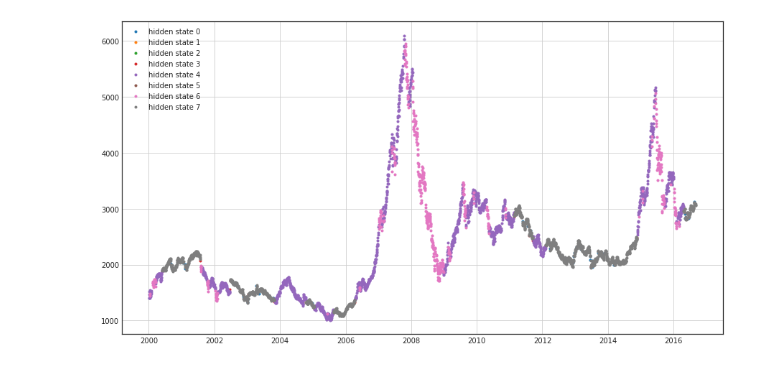
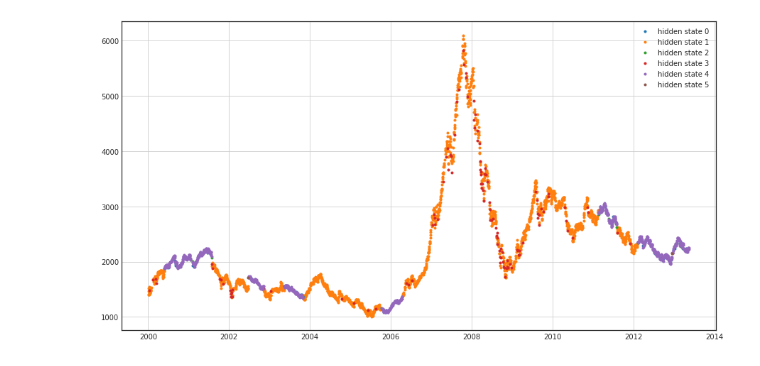
Before and after one commit to bovetliu/udacity_p_f, a Jupyter notebook: src/analytic/learn_hmm_nb.ipynb, the cells around one changed output. Cells and saved outputs as stored; diff of their text form; code cells hidden in the pictures.

```diff
--- a/src/analytic/learn_hmm_nb.ipynb
+++ b/src/analytic/learn_hmm_nb.ipynb
@@ -14,37 +14,76 @@ from matplotlib import pyplot as plt
 np.set_printoptions(suppress=True)
 warnings.filterwarnings("ignore", category=DeprecationWarning)
 
+# start cell 1
 csv_files = ['SHA01']
+
+# get raw, whole scale data
 sha_001_df = utility.get_cols_from_csv_names(csv_files,
                                              interested_col=['Date', 'Close', 'Volume'],
                                              join_spy=False,
                                              base_dir='/home/boweiliu/workrepo/udacity_p_f/src/rawdata')
-# reverse
+# reverse and select data required for study
 sha_001_df = sha_001_df.iloc[::-1].loc['2000-01-04':'2016-09-02']
+
 close = sha_001_df['SHA01_CLOSE']
 volume = sha_001_df['SHA01_VOLUME']
 date_list = pd.to_datetime(close.index)
 
 original_rtn = ta_indicators.get_daily_return(sha_001_df['SHA01_CLOSE'])
 ln_rtn = ta_indicators.get_ln_return(close)
-ln_rtn.iloc[0] = 0.0001
-print('len(sha_001_df_drtn) : {}'.format(len(ln_rtn)))
+ln_rtn.iloc[0] = 0.00001
+print('len(sha_001_df_drtn) : {}, the total records number.'.format(len(ln_rtn)))
+split_idx = int(len(ln_rtn) / 5.0 * 4.0)
+print("split_idx: {}".format(split_idx))
 
-sha_001_df_drtn_nparray = np.array(ln_rtn)
-X = np.column_stack([sha_001_df_drtn_nparray])
+drtn_nparray_train = np.array(ln_rtn.iloc[0: split_idx])
+drtn_nparray_test = np.array(ln_rtn.iloc[split_idx:])
 
-trained_hmm = hmm.GaussianHMM(n_components=8, covariance_type='diag', n_iter=2000)
+close_pds_train = close.iloc[0:split_idx]
+close_pds_test = close.iloc[split_idx:]
+
+volume_pds_train = volume.iloc[0:split_idx]
+volume_pds_test = volume.iloc[split_idx:]
+
+ln_rtn_pds_train = ln_rtn.iloc[0:split_idx]
+ln_rtn_pds_test = ln_rtn.iloc[split_idx:]
+
+date_list_train = date_list[0:split_idx]
+date_list_test = date_list[split_idx:]
+
+X = np.column_stack([drtn_nparray_train])
+X_test = np.column_stack([drtn_nparray_test])
+
+trained_hmm = hmm.GaussianHMM(n_components=6, covariance_type='diag', n_iter=50)
+# only use sample section to train model
 trained_hmm.fit(X)
 # Predict the optimal sequence of internal hidden state
-hidden_states_seq = trained_hmm.predict(X)
-print("trained_hmm.transmat_:")
+hidden_states_seq_train = trained_hmm.predict(X)
+h_s_seq_test = trained_hmm.predict(X_test)
+
+print('len(hidden_states_seq_train) : {}'.format(len(hidden_states_seq_train)))
+print('len(hidden_states_seq_test) : {}'.format(len(h_s_seq_test)))
+
+print("\ntrained_hmm.transmat_:")
 print(trained_hmm.transmat_)
-print('len(hidden_states_seq) : {}'.format(len(hidden_states_seq)))
-
-print("Means and vars of each hidden state")
+print("\nMeans and vars of each hidden state")
 for i in range(trained_hmm.n_components):
     print("{0}th hidden state".format(i))
     print("mean = ", trained_hmm.means_[i])
     print("var = ", np.diag(trained_hmm.covars_[i]))
     print()
+
+sns.set_style('white')
+plt.figure(figsize=(15, 8))
+for i in range(trained_hmm.n_components):
+    state = (hidden_states_seq_train == i)
+    #  https://matplotlib.org/api/_as_gen/matplotlib.pyplot.plot.html#matplotlib.pyplot.plot
+    plt.plot(date_list_train[state],  # x series
+             close_pds_train.iloc[state],  # y series
+             '.',  # point marker
+             label='hidden state {}'.format(i),
+             linewidth=1)
+    plt.legend()
+    plt.grid(1)
+plt.show()
 # %% [output]
@@ -68,13 +107,2 @@ var =  [ 0.00008509]
+[figure, added]
-# %%
-sns.set_style('white')
-plt.figure(figsize=(15, 8))
-for i in range(trained_hmm.n_components):
-    state = (hidden_states_seq == i)
-    plt.plot(date_list[state], close[state], '.', label='hidden state {}'.format(i),
-             linewidth=1)
-    plt.legend()
-    plt.grid(1)
-plt.show()
-# %% [output]
-[figure, removed]
 # %%
```
Also changed, not shown: parts of 4 cells of this notebook, 1 other file.
